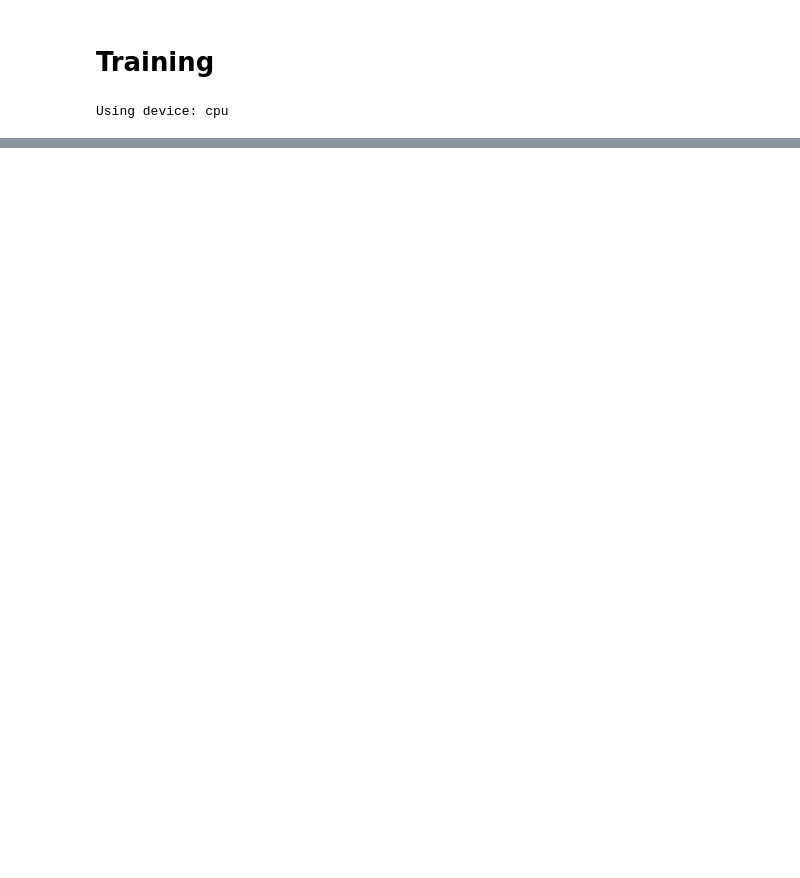
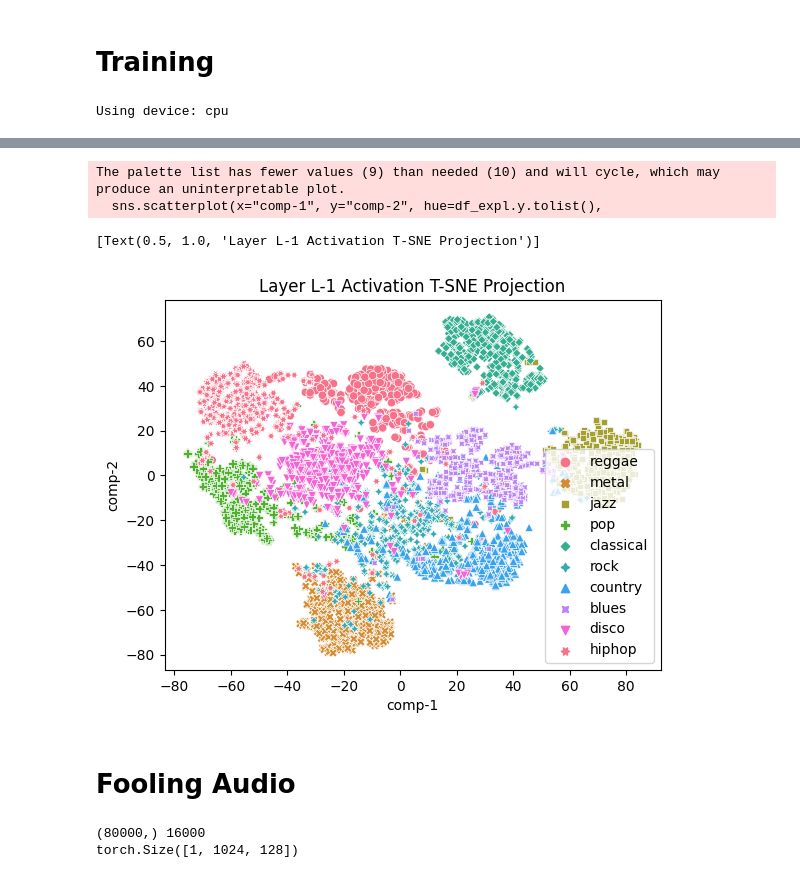
Before and after one commit to brianmodel/DeepLearningProject, a Jupyter notebook: data_preproc.ipynb, the cells around one changed output, grey strips where cells are left out. Drawn from its saved outputs; the diff is of its cells as text; code cells hidden in the pictures; blank space fills up the shorter version.

```diff
--- a/data_preproc.ipynb
+++ b/data_preproc.ipynb
@@ -457,0 +665,17 @@ KeyboardInterrupt:
+# %%
+df_expl = pd.DataFrame()
+# df_expl["y"] = all_labels
+df_expl["y"] = dataframe['label']
+df_expl["comp-1"] = z_last[:,0]
+df_expl["comp-2"] = z_last[:,1]
+sns.scatterplot(x="comp-1", y="comp-2", hue=df_expl.y.tolist(),
+                palette=sns.color_palette("husl", 9),
+                data=df_expl,
+                style=df_expl.y.tolist()).set(title="Layer L-1 Activation T-SNE Projection")
+# %% [output]
+The palette list has fewer values (9) than needed (10) and will cycle, which may produce an uninterpretable plot.
+  sns.scatterplot(x="comp-1", y="comp-2", hue=df_expl.y.tolist(),
+[Text(0.5, 1.0, 'Layer L-1 Activation T-SNE Projection')]
+[figure, added]
+# %% [markdown]
+# Fooling Audio
@@ -457,0 +715,8 @@ KeyboardInterrupt:
+# %%
+file = dataframe.iloc[0].file # Pop song
+data = preproc(file)['input_values']
+print(data.shape)
+# make_fooling(model, data, 1)
+# %% [output]
+(80000,) 16000
+torch.Size([1, 1024, 128])
```
Also changed, not shown: parts of 55 cells of this notebook, 10 other files.
